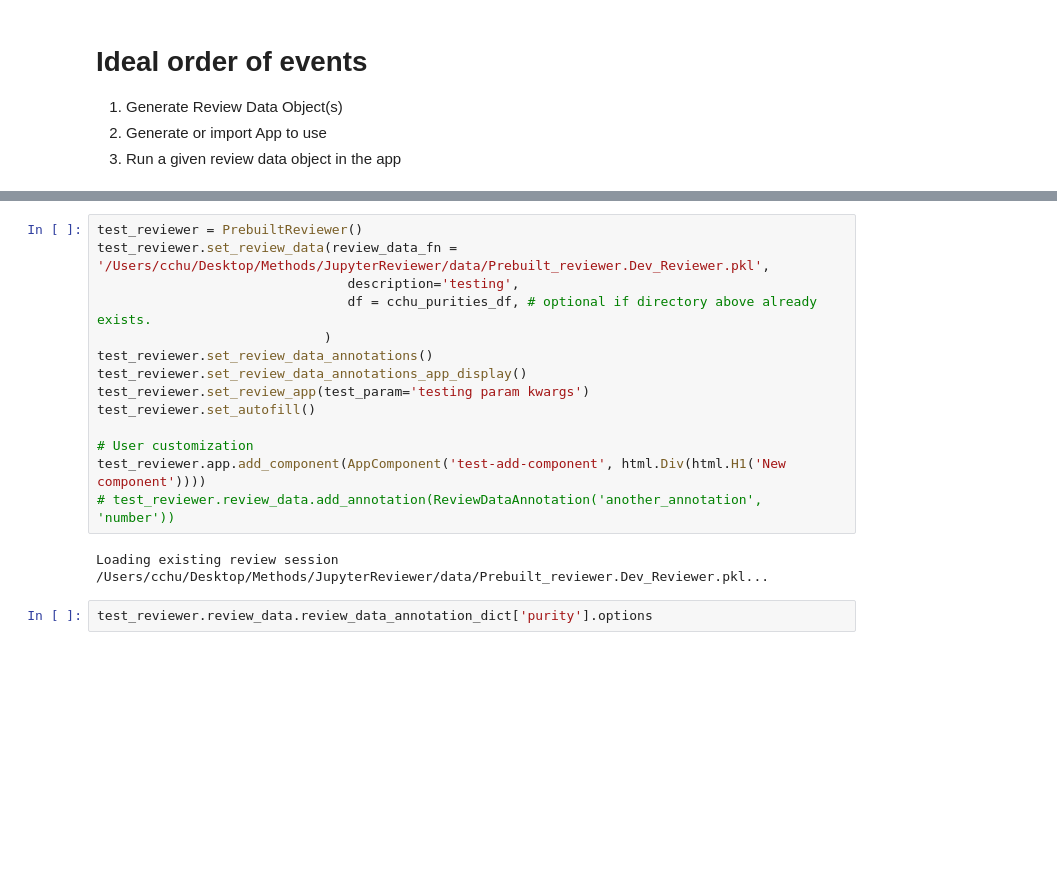
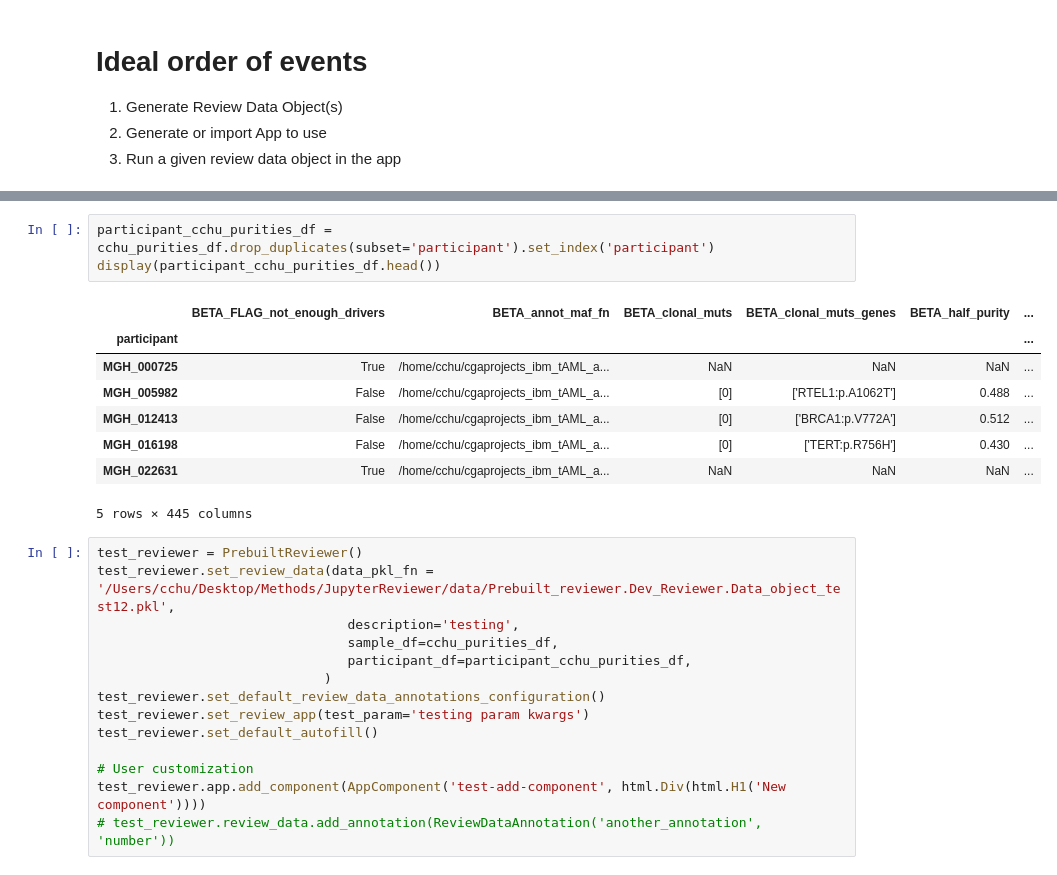
Before and after one commit to getzlab/AnnoMate, a Jupyter notebook: Dev Reviewer.ipynb, the cells around one changed output, grey strips where cells are left out. Cells and saved outputs as stored; diff of their text form; blank space fills up the shorter version.

```diff
--- a/Dev Reviewer.ipynb
+++ b/Dev Reviewer.ipynb
@@ -336,23 +395,31 @@ class PrebuiltReviewer(ReviewerTemplate):
         self.add_autofill('test-interactive-graph', State('a-slider', 'value'), 'purity')
         self.add_autofill('test-interactive-graph', 'Option 1', 'class')
+# %%
+participant_cchu_purities_df = cchu_purities_df.drop_duplicates(subset='participant').set_index('participant')
+display(participant_cchu_purities_df.head())
+# %% [output]
+|  | BETA_FLAG_not_enough_drivers | BETA_annot_maf_fn | BETA_clonal_muts | BETA_clonal_muts_genes | BETA_half_purity | ... |
+| participant |  |  |  |  |  | ... |
+| MGH_000725 | True | /home/cchu/cgaprojects_ibm_tAML_a... | NaN | NaN | NaN | ... |
+| MGH_005982 | False | /home/cchu/cgaprojects_ibm_tAML_a... | [0] | ['RTEL1:p.A1062T'] | 0.488 | ... |
+| MGH_012413 | False | /home/cchu/cgaprojects_ibm_tAML_a... | [0] | ['BRCA1:p.V772A'] | 0.512 | ... |
+| MGH_016198 | False | /home/cchu/cgaprojects_ibm_tAML_a... | [0] | ['TERT:p.R756H'] | 0.430 | ... |
+| MGH_022631 | True | /home/cchu/cgaprojects_ibm_tAML_a... | NaN | NaN | NaN | ... |
+5 rows × 445 columns
 # %%
 test_reviewer = PrebuiltReviewer()
-test_reviewer.set_review_data(review_data_fn = '/Users/cchu/Desktop/Methods/JupyterReviewer/data/Prebuilt_reviewer.Dev_Reviewer.pkl',
+test_reviewer.set_review_data(data_pkl_fn = '/Users/cchu/Desktop/Methods/JupyterReviewer/data/Prebuilt_reviewer.Dev_Reviewer.Data_object_test12.pkl',
                                 description='testing',
-                                df = cchu_purities_df, # optional if directory above already exists.
+                                sample_df=cchu_purities_df,
+                                participant_df=participant_cchu_purities_df,
                              )
-test_reviewer.set_review_data_annotations()
-test_reviewer.set_review_data_annotations_app_display()
+test_reviewer.set_default_review_data_annotations_configuration()
 test_reviewer.set_review_app(test_param='testing param kwargs')
-test_reviewer.set_autofill()
+test_reviewer.set_default_autofill()
 
 # User customization
 test_reviewer.app.add_component(AppComponent('test-add-component', html.Div(html.H1('New component'))))
 # test_reviewer.review_data.add_annotation(ReviewDataAnnotation('another_annotation', 'number'))
-# %% [output]
-Loading existing review session /Users/cchu/Desktop/Methods/JupyterReviewer/data/Prebuilt_reviewer.Dev_Reviewer.pkl...
-# %%
-test_reviewer.review_data.review_data_annotation_dict['purity'].options
 # %%
 test_reviewer.run(port=8051)
 # %% [output]
```
Also changed, not shown: parts of 12 cells of this notebook, 1 other file.
